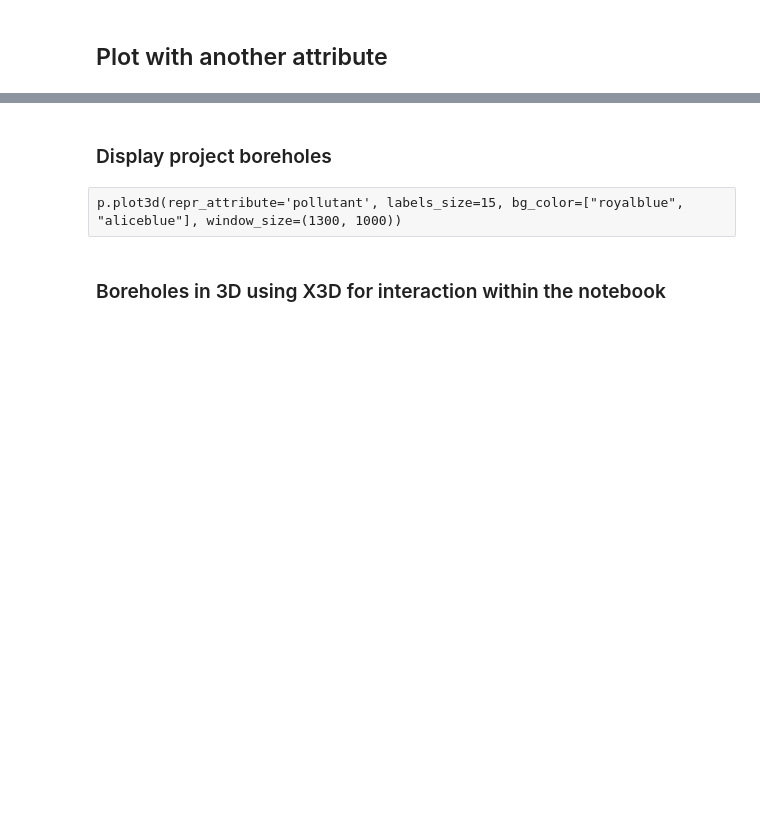
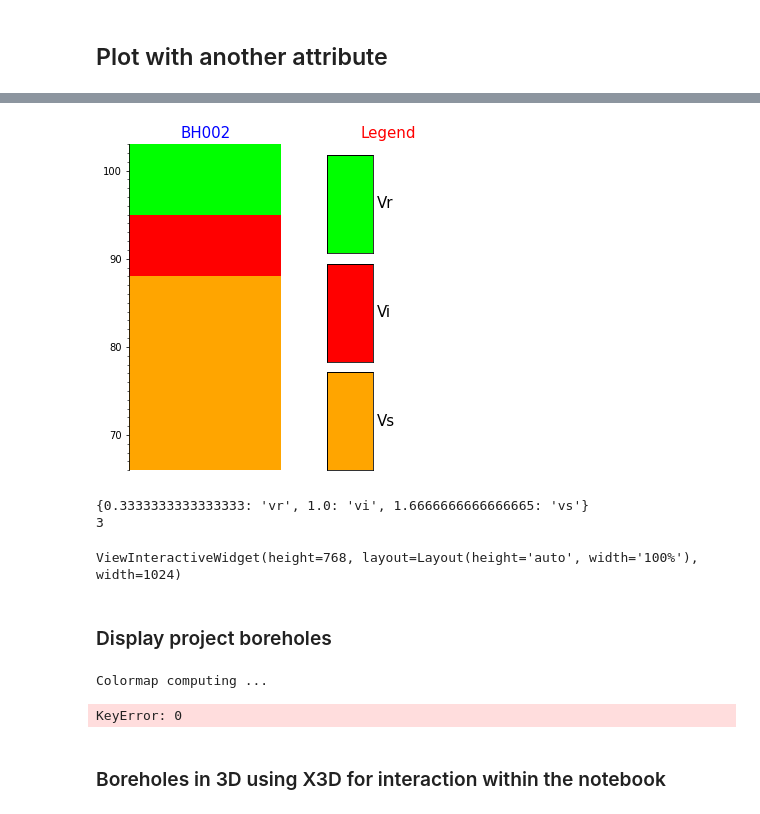
Before and after one commit to kaufmanno/GSDMA, a Jupyter notebook: playground/TFE_test/Boreholes_representation.ipynb, the cells around one changed output, grey strips where cells are left out. Cells and saved outputs as stored; diff of their text form; code cells hidden in the pictures; blank space fills up the shorter version.

```diff
--- a/playground/TFE_test/Boreholes_representation.ipynb
+++ b/playground/TFE_test/Boreholes_representation.ipynb
@@ -283,13 +306,20 @@ p.update_legend_cmap(repr_attribute='pollutant')[1] #legend=lithology_memoris, u
 # %%
-p.boreholes_3d[bh].plot2d(repr_attribute='pollutant', repr_legend=pollutant_memoris)
+p.boreholes_3d[bh].log_plot(repr_attribute='pollutant')#, repr_legend=pollutant_memoris)
+# %% [output]
+[figure, added]
 # %%
-p.boreholes_3d[bh].plot3d(repr_attribute='pollutant',
-                          repr_legend=pollutant_memoris,
-                          show_legend=True)
+p.boreholes_3d[bh].plot3d(repr_attribute='pollutant')#, repr_legend=pollutant_memoris, show_legend=True)
+# %% [output]
+{0.3333333333333333: 'vr', 1.0: 'vi', 1.6666666666666665: 'vs'}
+3
+ViewInteractiveWidget(height=768, layout=Layout(height='auto', width='100%'), width=1024)
 # %% [markdown]
 ### Display project boreholes
-# %% [raw]
-p.plot3d(repr_attribute='pollutant', labels_size=15, bg_color=["royalblue", "aliceblue"], window_size=(1300, 1000))
+# %%
+p.plot3d(repr_attribute='pollutant', labels_size=15, bg_color=["royalblue", "aliceblue"], window_size=(1300, 1000))
+# %% [output]
+Colormap computing ...
+KeyError: 0
 # %% [markdown]
 ### Boreholes in 3D using X3D for interaction within the notebook
 # %% [raw]
```
Also changed, not shown: parts of 18 cells of this notebook, 5 other files.
